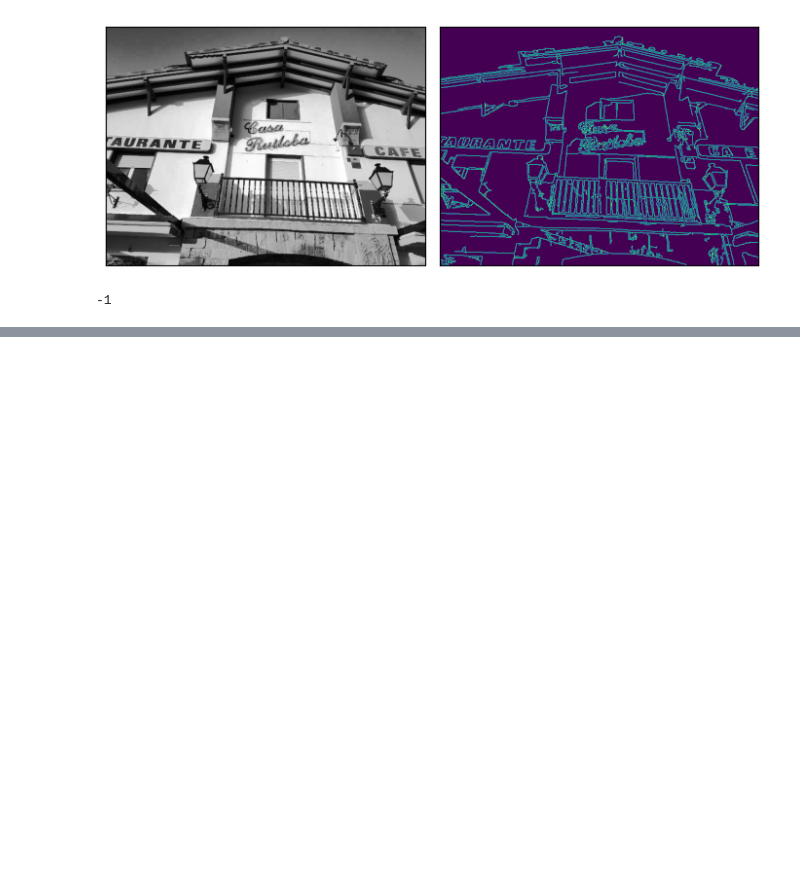
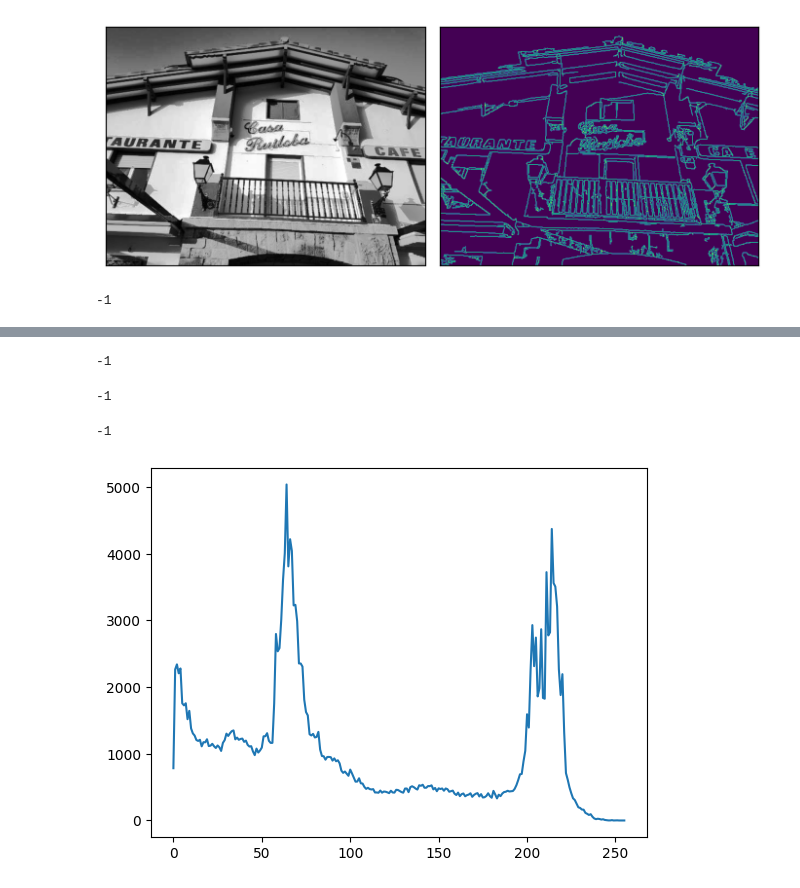
Before and after one commit to carmele9/vision_por_Computador, a Jupyter notebook: intro.ipynb, the cells around one changed output, grey strips where cells are left out. Drawn from its saved outputs; the diff is of its cells as text; code cells hidden in the pictures; blank space fills up the shorter version.

Commit message:
aprender mas cv2 y imagen gato

```diff
--- a/intro.ipynb
+++ b/intro.ipynb
@@ -486,0 +505,73 @@ cv2.waitKey(1)
+# %%
+# Threshold to zero
+ret, umbral1 = cv2.threshold(img_logo_gray, 120, 255, cv2.THRESH_TOZERO)
+cv2.imshow("Imagen Con Threshold To Zero", umbral1)
+cv2.waitKey(0)
+cv2.destroyAllWindows()
+cv2.waitKey(1)
+# %% [output]
+-1
+# %%
+# Threshold to zero invertido
+ret, umbral1 = cv2.threshold(img_logo_gray, 120, 255, cv2.THRESH_TOZERO_INV)
+cv2.imshow("Imagen Con Threshold to zero Invertido", umbral1)
+cv2.waitKey(0)
+cv2.destroyAllWindows()
+cv2.waitKey(1)
+# %% [output]
+-1
+# %%
+# Umbrales Adaptativos
+# umbral se calcula para pequeñas regiones (sombras por ejemplo)
+# Mean y Gaussian
+imagen_libro_sombras = cv2.imread("libro_sombra.jpg")
+imagen_apuntes_mates_sombras = cv2.imread("apuntes_mates_sombra.jpg")
+img_libro_sombras_gray = cv2.cvtColor(imagen_libro_sombras, cv2.COLOR_BGR2GRAY)
+# Evitar deformaciones con el resize
+h, w = imagen_apuntes_mates_sombras.shape[:2] # Tamaño de la imagen
+ratio = 300/w
+dim = (300, int(h*ratio))
+imagen_apuntes_mates_sombras_resize = cv2.resize(imagen_apuntes_mates_sombras, dim)
+imagen_apuntes_mates_sombras_gray = cv2.cvtColor(imagen_apuntes_mates_sombras_resize, cv2.COLOR_BGR2GRAY)
+thres_mean_libro = cv2.adaptiveThreshold(img_libro_sombras_gray, 255, cv2.ADAPTIVE_THRESH_MEAN_C, cv2.THRESH_BINARY, 199, 5)
+thres_gauss_libro = cv2.adaptiveThreshold(img_libro_sombras_gray, 255, cv2.ADAPTIVE_THRESH_GAUSSIAN_C, cv2.THRESH_BINARY, 199, 5)
+thres_mean_apuntes = cv2.adaptiveThreshold(imagen_apuntes_mates_sombras_gray, 255, cv2.ADAPTIVE_THRESH_MEAN_C, cv2.THRESH_BINARY, 199, 5)
+thres_gauss_apuntes = cv2.adaptiveThreshold(imagen_apuntes_mates_sombras_gray, 255, cv2.ADAPTIVE_THRESH_GAUSSIAN_C, cv2.THRESH_BINARY, 199, 5)
+thres_mean_casa =  cv2.adaptiveThreshold(grayimg, 255, cv2.ADAPTIVE_THRESH_MEAN_C, cv2.THRESH_BINARY, 199, 5)
+thres_gauss_casa =  cv2.adaptiveThreshold(grayimg, 255, cv2.ADAPTIVE_THRESH_GAUSSIAN_C, cv2.THRESH_BINARY, 199, 5)
+cv2.imshow("Imagen Con Threshold Adaptativo Mean", thres_mean_libro)
+cv2.waitKey(0)
+cv2.destroyAllWindows()
+cv2.waitKey(1)
+cv2.imshow("Imagen Con Threshold Adaptativo Mean", thres_mean_apuntes)
+cv2.waitKey(0)
+cv2.destroyAllWindows()
+cv2.waitKey(1)
+cv2.imshow("Imagen Con Threshold Adaptativo Gauss", thres_gauss_libro)
+cv2.waitKey(0)
+cv2.destroyAllWindows()
+cv2.waitKey(1)
+cv2.imshow("Imagen Con Threshold Adaptativo Gauss", thres_gauss_apuntes)
+cv2.waitKey(0)
+cv2.destroyAllWindows()
+cv2.waitKey(1)
+cv2.imshow("Imagen Con Threshold Adaptativo Mean", thres_mean_casa)
+cv2.waitKey(0)
+cv2.destroyAllWindows()
+cv2.waitKey(1)
+cv2.imshow("Imagen Con Threshold Adaptativo Gauss", thres_gauss_casa)
+cv2.waitKey(0)
+cv2.destroyAllWindows()
+cv2.waitKey(1)
+# %% [output]
+-1
+# %%
+# Metodo de Otsu
+# Umbrales Simple --> Constante, Adaptivo --> Por regiones, Otsu --> Se determina de forma automatica, bimodal, con dos valores, histograma con dos picos, y el umbral se escoje en un lugar entre los dos picos. Tiene que tener dos picos claros para que funcione bien
+imagen_logo_internet = cv2.imread("internet_explorer.jpg")
+imagen_logo_internet_gray = cv2.cvtColor(imagen_logo_internet, cv2.COLOR_BGR2GRAY)
+hist_logo = cv2.calcHist([grayimg], [0], None, [256], [0,256])
+plt.plot(hist_logo)
+plt.show()
+# %% [output]
+[figure, added]
```
Also changed, not shown: parts of 6 cells of this notebook, 5 other files.
